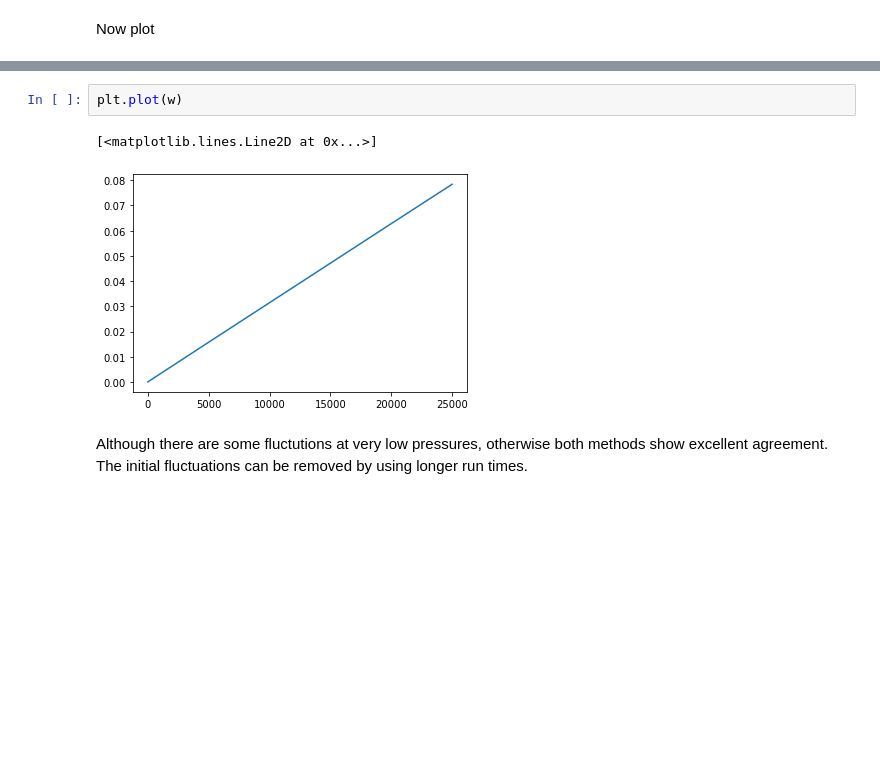
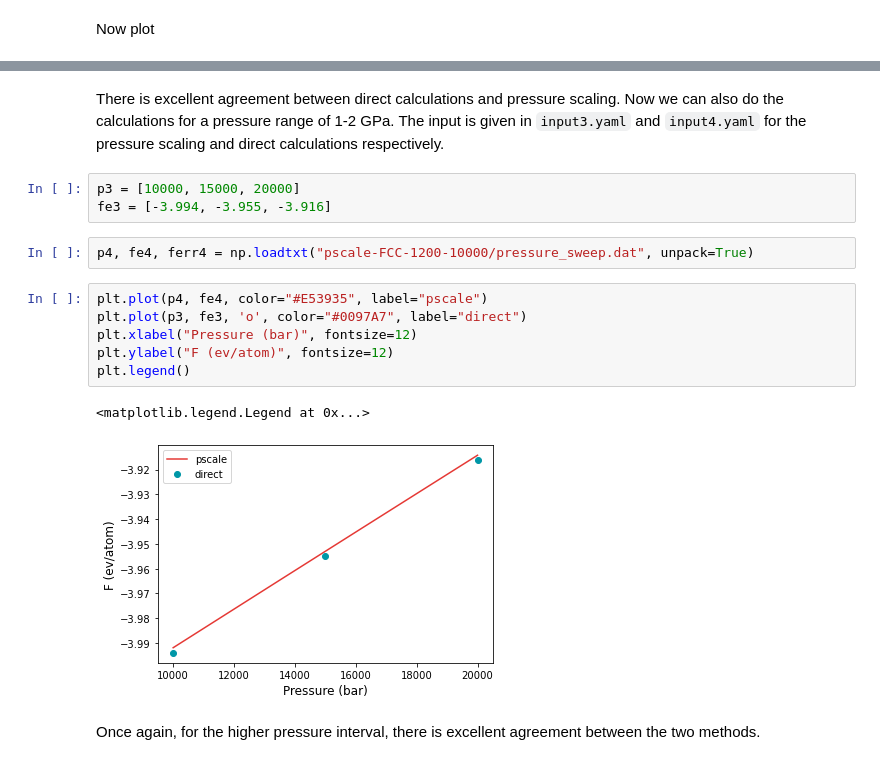
Before and after one commit to ICAMS/calphy, a Jupyter notebook: examples/example_09/analysis.ipynb, the cells around one changed output, grey strips where cells are left out. Cells and saved outputs as stored; diff of their text form; blank space fills up the shorter version.

```diff
--- a/examples/example_09/analysis.ipynb
+++ b/examples/example_09/analysis.ipynb
@@ -77,7 +44,18 @@ len(w)
-# %%
-plt.plot(w)
-# %% [output]
-[<matplotlib.lines.Line2D at 0x...>]
-[figure, removed]
-# %% [markdown]
-Although there are some fluctutions at very low pressures, otherwise both methods show excellent agreement. The initial fluctuations can be removed by using longer run times.
+# %% [markdown]
+There is excellent agreement between direct calculations and pressure scaling. Now we can also do the calculations for a pressure range of 1-2 GPa. The input is given in `input3.yaml` and `input4.yaml` for the pressure scaling and direct calculations respectively.
+# %%
+p3 = [10000, 15000, 20000]
+fe3 = [-3.994, -3.955, -3.916]
+# %%
+p4, fe4, ferr4 = np.loadtxt("pscale-FCC-1200-10000/pressure_sweep.dat", unpack=True)
+# %%
+plt.plot(p4, fe4, color="#E53935", label="pscale")
+plt.plot(p3, fe3, 'o', color="#0097A7", label="direct")
+plt.xlabel("Pressure (bar)", fontsize=12)
+plt.ylabel("F (ev/atom)", fontsize=12)
+plt.legend()
+# %% [output]
+<matplotlib.legend.Legend at 0x...>
+[figure, added]
+# %% [markdown]
+Once again, for the higher pressure interval, there is excellent agreement between the two methods.
```
Also changed, not shown: parts of 10 cells of this notebook.
